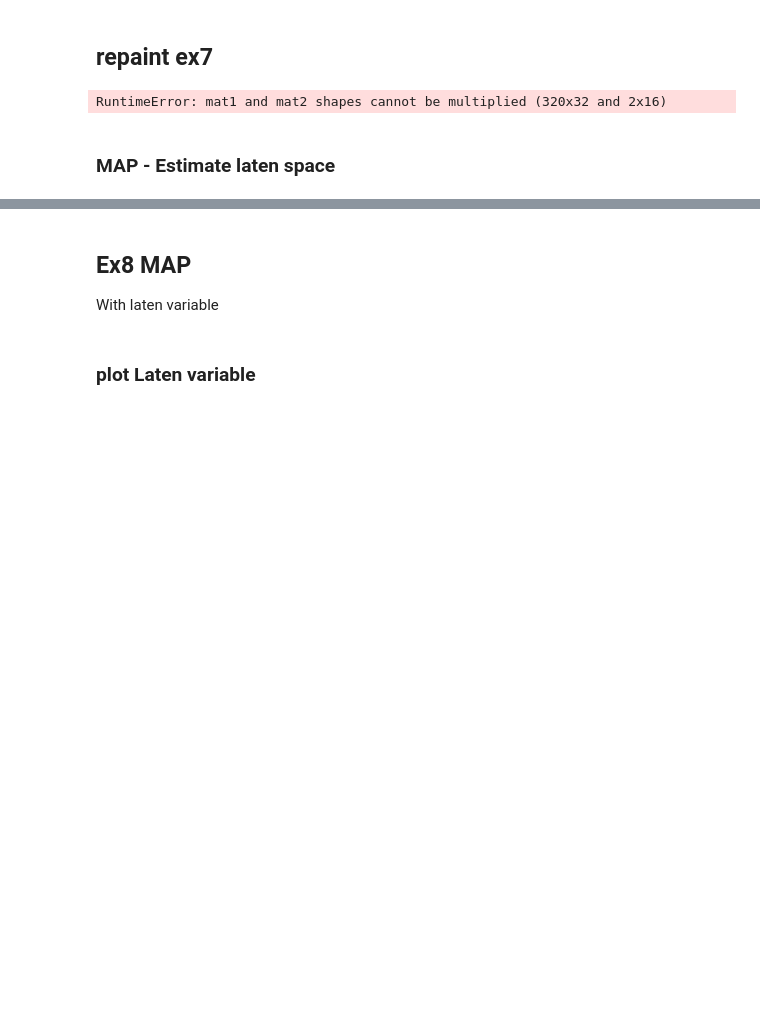
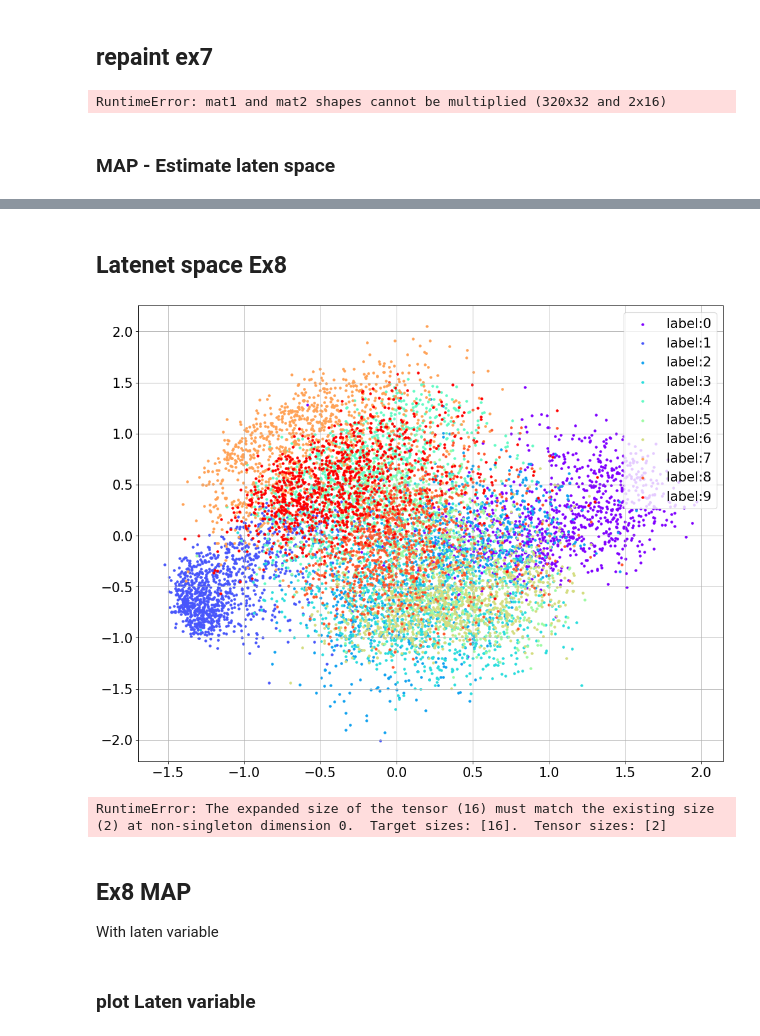
Before and after one commit to Lynch1206/5LSL0_HW, a Jupyter notebook: Assignment3/Code - for students/Ex8.ipynb, the cells around one changed output, grey strips where cells are left out. Saved outputs shown, nothing was run; the diff lists cells and outputs as text; code cells hidden in the pictures; blank space fills up the shorter version.

```diff
--- a/Assignment3/Code - for students/Ex8.ipynb
+++ b/Assignment3/Code - for students/Ex8.ipynb
@@ -488,3 +407,55 @@ plt.show()
+# %% [markdown]
+## Latenet space Ex8
+# %%
+model_VAE.eval()
+with torch.no_grad():
+    mu,log_var,fc1,outputs = model_VAE(x_clean_test.to(device))
+
+import matplotlib.cm as cm
+import numpy as np
+
+colors = cm.rainbow(np.linspace(0, 1,10))
+plt.figure(figsize=(15,12),dpi=80, facecolor='w', edgecolor='k')
+for i in range(10):
+    c = colors[i]
+    latent_c = mu[torch.where(labels_test==i)]
+    # if i == 3 or i==6:
+    plt.scatter(latent_c[:,0].cpu(), latent_c[:,1].cpu(), color=c,label=f"label:{i}",marker='.')
+
+plt.xticks(size=19)
+plt.yticks(size=19)
+plt.legend(loc=1,prop={'size': 19})
+plt.grid()
+# plt.savefig(os.path.join(fig_path,"Exercise_VAE_scatter.png"),dpi=80,bbox_inches='tight')
+plt.show()
+# %% [output]
+[figure, added]
+# %%
+x = torch.arange(-2,1,3/15)
+y = torch.arange(-1.5,1.5,3/15)
+latent_VAE = torch.zeros((16*16,16),requires_grad=False) # 15*15 ,2
+for i in range(15):
+    for j in range(15):
+        latent_VAE[i*15+j,:] = torch.Tensor([x[i],y[j]])
+
+with torch.no_grad():
+    _,output_VAE = model_VAE.decoder(latent_VAE.to(device))
+
+
+plt.figure(figsize=(15,15))
+for i in range(15):
+    for j in range(15):
+        plt.subplot(15,15,i*15+j+1)
+        plt.imshow(output_VAE[(14-i)*15+j,0,:,:].cpu(),cmap='gray')
+        plt.xticks([])
+        plt.yticks([])
+
+plt.subplots_adjust(wspace=0,hspace=0)
+fig_path = os.path.join(os.path.abspath("."),"figure")
+# plt.savefig(os.path.join(fig_path,"exercise5_VAE.png"),dpi=80,bbox_inches='tight')
+plt.show()
+# %% [output]
+RuntimeError: The expanded size of the tensor (16) must match the existing size (2) at non-singleton dimension 0.  Target sizes: [16].  Tensor sizes: [2]
 # %%
 # # Train the new variatonal autoencoder
 # data_loc_ex8 = os.path.join(data_loc,'ex8')
```
Also changed, not shown: parts of 9 cells of this notebook.
